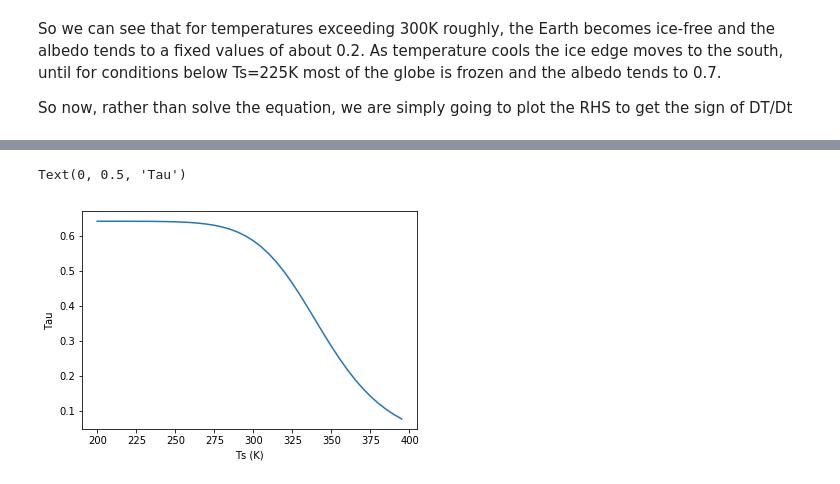
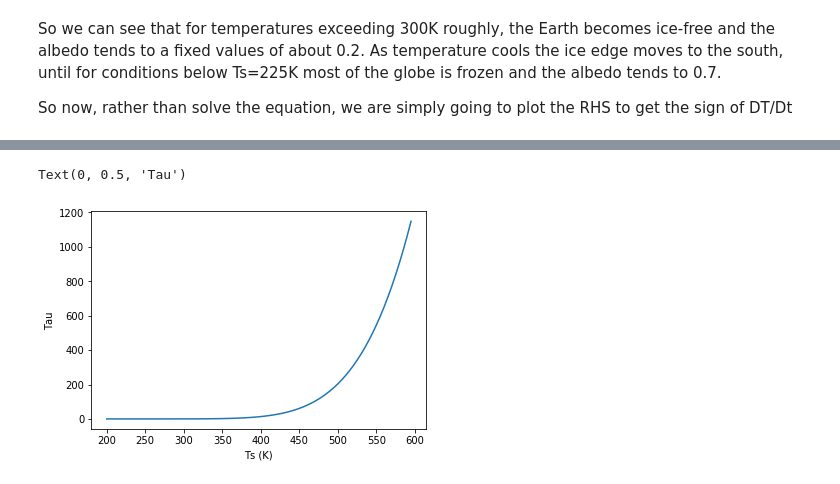
Before and after one commit to llvillanueva/TPA_DIPLOMA_LABS, a Jupyter notebook: ESM_0D_ICEVAPOR/EBM_0D_ice_water.ipynb, the cells around one changed output, grey strips where cells are left out. Drawn from its saved outputs; the diff is of its cells as text; code cells hidden in the pictures.

```diff
--- a/ESM_0D_ICEVAPOR/EBM_0D_ice_water.ipynb
+++ b/ESM_0D_ICEVAPOR/EBM_0D_ice_water.ipynb
@@ -122,24 +136,24 @@ The function $\alpha(T)$ is a continuous function that provides a good fit to th
 # %%
 import matplotlib.pyplot as plt
 import numpy as np
 
 
 def tau(T):
-    tau=0.56+0.07*np.exp(-Lv/Rv*(1/T-1/288))
+    tau=0.56+0.07*np.exp(-Lv*(1/T-1/288)/Rv)
     return tau
 
 # vector of surface temperatures
-Ts=np.arange(200,400,5)
+Ts=np.arange(200,600,5)
 
 # vector of albedos
 fig,ax=plt.subplots()
 
-ax.plot(Ts,1/(1+tau(Ts)))
+ax.plot(Ts,tau(Ts))
 ax.set_xlabel("Ts (K)")
 ax.set_ylabel("Tau")
 # %% [output]
 Text(0, 0.5, 'Tau')
-[figure, old version]
+[figure, new version]
 # %%
 import matplotlib.pyplot as plt
 import numpy as np
```
Also changed, not shown: parts of 6 cells of this notebook.
